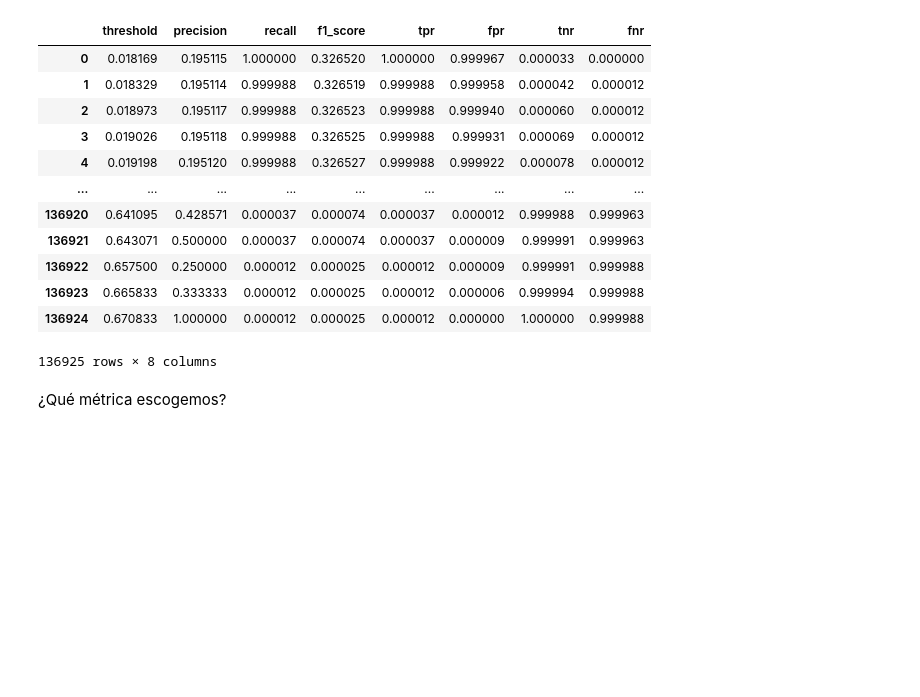
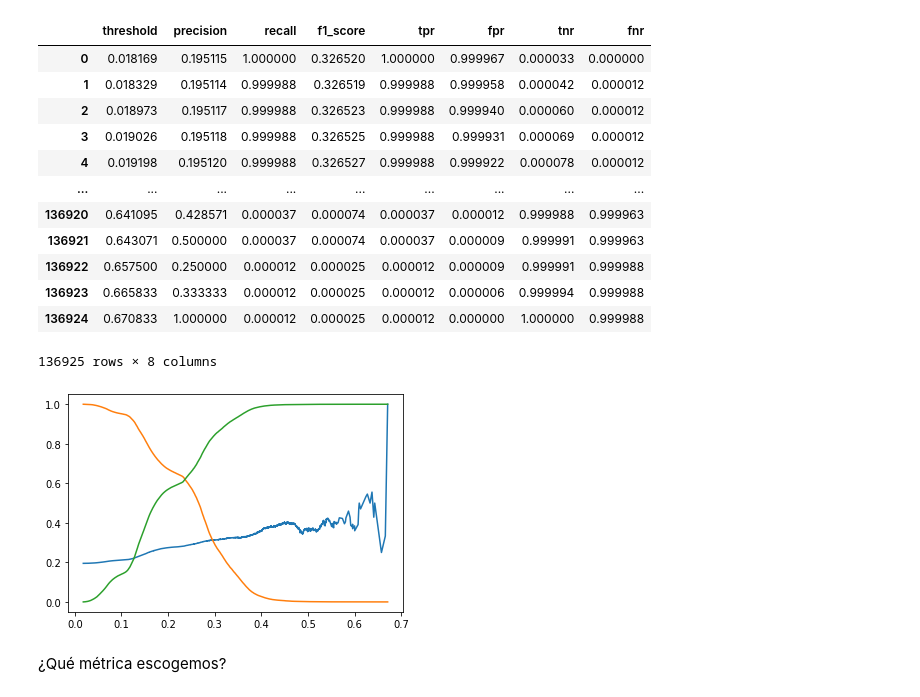
Before and after one commit to caroacostatovany/accidentes-viales-CDMX, a Jupyter notebook: notebooks/ROC.ipynb, the cells around one changed output. Cells and saved outputs as stored; diff of their text form; code cells hidden in the pictures; blank space fills up the shorter version.

Commit message:
Actualizar precision_recall@k

```diff
--- a/notebooks/ROC.ipynb
+++ b/notebooks/ROC.ipynb
@@ -221,5 +263,13 @@ metrics_report
 | 136923 | 0.665833 | 0.333333 | 0.000012 | 0.000025 | 0.000012 | 0.000006 | 0.999994 | 0.999988 |
 | 136924 | 0.670833 | 1.000000 | 0.000012 | 0.000025 | 0.000012 | 0.000000 | 1.000000 | 0.999988 |
 136925 rows × 8 columns
+# %%
+plt.plot(metrics_report.threshold, metrics_report.precision)
+plt.plot(metrics_report.threshold, metrics_report.recall)
+plt.plot(metrics_report.threshold, metrics_report.tnr)
+
+plt.show()
+# %% [output]
+[figure, added]
 # %% [markdown]
 ¿Qué métrica escogemos?
```
Also changed, not shown: parts of 35 cells of this notebook.
